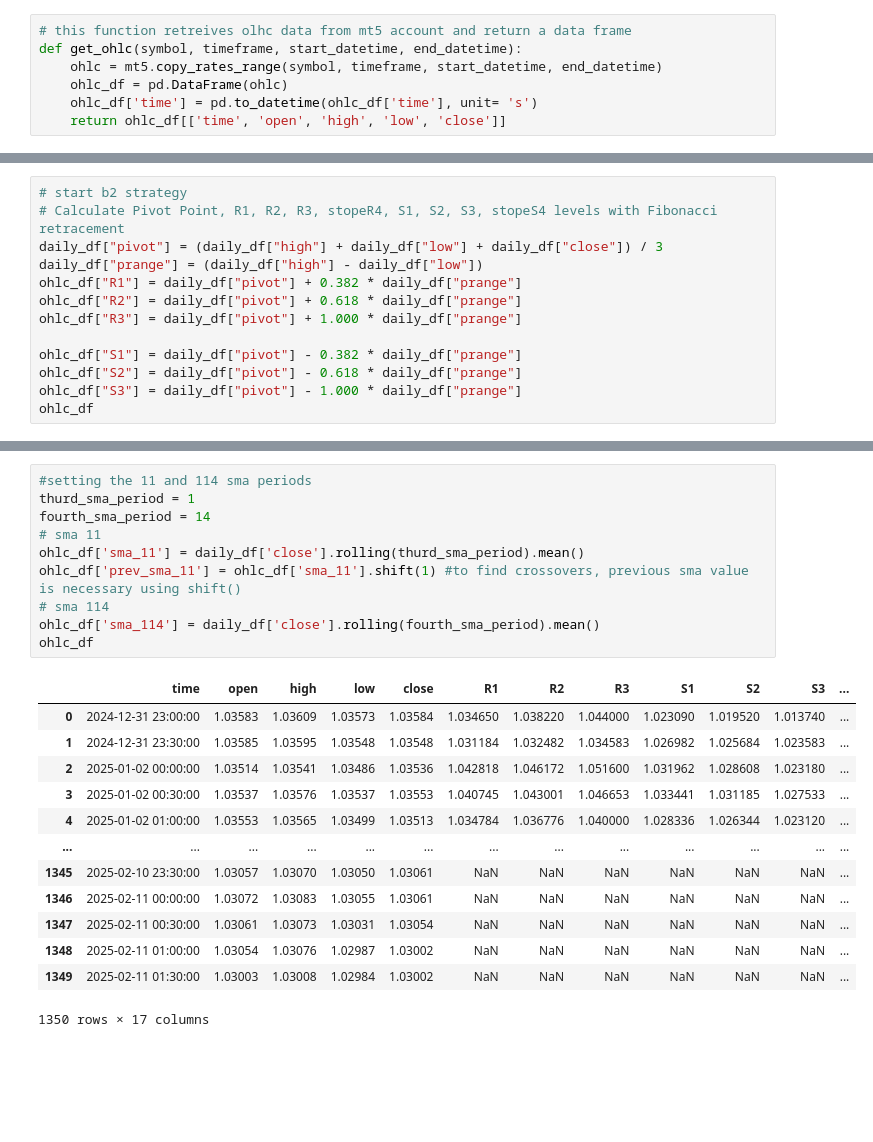
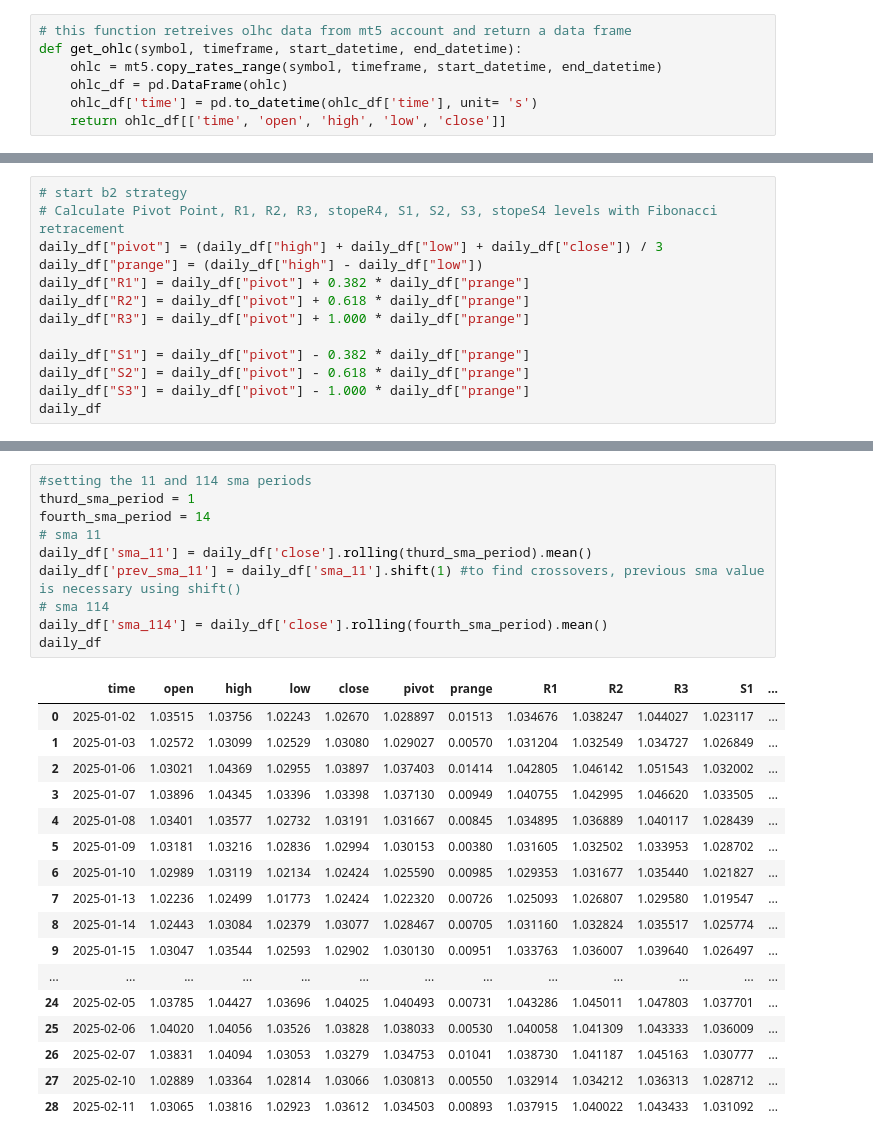
Before and after one commit to Moad2048/python_finance_market_projects, a Jupyter notebook: b2.ipynb, the cells around one changed output, grey strips where cells are left out. Drawn from its saved outputs; the diff is of its cells as text; blank space fills up the shorter version.

Commit message:
fourth commit

```diff
--- a/b2.ipynb
+++ b/b2.ipynb
@@ -103,12 +104,12 @@ daily_df
 # Calculate Pivot Point, R1, R2, R3, stopeR4, S1, S2, S3, stopeS4 levels with Fibonacci retracement
 daily_df["pivot"] = (daily_df["high"] + daily_df["low"] + daily_df["close"]) / 3
 daily_df["prange"] = (daily_df["high"] - daily_df["low"])
-ohlc_df["R1"] = daily_df["pivot"] + 0.382 * daily_df["prange"]
-ohlc_df["R2"] = daily_df["pivot"] + 0.618 * daily_df["prange"]
-ohlc_df["R3"] = daily_df["pivot"] + 1.000 * daily_df["prange"]
+daily_df["R1"] = daily_df["pivot"] + 0.382 * daily_df["prange"]
+daily_df["R2"] = daily_df["pivot"] + 0.618 * daily_df["prange"]
+daily_df["R3"] = daily_df["pivot"] + 1.000 * daily_df["prange"]
 
-ohlc_df["S1"] = daily_df["pivot"] - 0.382 * daily_df["prange"]
-ohlc_df["S2"] = daily_df["pivot"] - 0.618 * daily_df["prange"]
-ohlc_df["S3"] = daily_df["pivot"] - 1.000 * daily_df["prange"]
-ohlc_df
+daily_df["S1"] = daily_df["pivot"] - 0.382 * daily_df["prange"]
+daily_df["S2"] = daily_df["pivot"] - 0.618 * daily_df["prange"]
+daily_df["S3"] = daily_df["pivot"] - 1.000 * daily_df["prange"]
+daily_df
 # %% [output]
@@ -152,27 +157,31 @@ ohlc_df
 # %%
 #setting the 11 and 114 sma periods
 thurd_sma_period = 1
 fourth_sma_period = 14
 # sma 11
-ohlc_df['sma_11'] = daily_df['close'].rolling(thurd_sma_period).mean()
-ohlc_df['prev_sma_11'] = ohlc_df['sma_11'].shift(1) #to find crossovers, previous sma value is necessary using shift()
+daily_df['sma_11'] = daily_df['close'].rolling(thurd_sma_period).mean()
+daily_df['prev_sma_11'] = daily_df['sma_11'].shift(1) #to find crossovers, previous sma value is necessary using shift()
 # sma 114
-ohlc_df['sma_114'] = daily_df['close'].rolling(fourth_sma_period).mean()
-ohlc_df
+daily_df['sma_114'] = daily_df['close'].rolling(fourth_sma_period).mean()
+daily_df
 # %% [output]
-|  | time | open | high | low | close | R1 | R2 | R3 | S1 | S2 | S3 | ... |
-| 0 | 2024-12-31 23:00:00 | 1.03583 | 1.03609 | 1.03573 | 1.03584 | 1.034650 | 1.038220 | 1.044000 | 1.023090 | 1.019520 | 1.013740 | ... |
-| 1 | 2024-12-31 23:30:00 | 1.03585 | 1.03595 | 1.03548 | 1.03548 | 1.031184 | 1.032482 | 1.034583 | 1.026982 | 1.025684 | 1.023583 | ... |
-| 2 | 2025-01-02 00:00:00 | 1.03514 | 1.03541 | 1.03486 | 1.03536 | 1.042818 | 1.046172 | 1.051600 | 1.031962 | 1.028608 | 1.023180 | ... |
-| 3 | 2025-01-02 00:30:00 | 1.03537 | 1.03576 | 1.03537 | 1.03553 | 1.040745 | 1.043001 | 1.046653 | 1.033441 | 1.031185 | 1.027533 | ... |
-| 4 | 2025-01-02 01:00:00 | 1.03553 | 1.03565 | 1.03499 | 1.03513 | 1.034784 | 1.036776 | 1.040000 | 1.028336 | 1.026344 | 1.023120 | ... |
+|  | time | open | high | low | close | pivot | prange | R1 | R2 | R3 | S1 | ... |
+| 0 | 2025-01-02 | 1.03515 | 1.03756 | 1.02243 | 1.02670 | 1.028897 | 0.01513 | 1.034676 | 1.038247 | 1.044027 | 1.023117 | ... |
+| 1 | 2025-01-03 | 1.02572 | 1.03099 | 1.02529 | 1.03080 | 1.029027 | 0.00570 | 1.031204 | 1.032549 | 1.034727 | 1.026849 | ... |
+| 2 | 2025-01-06 | 1.03021 | 1.04369 | 1.02955 | 1.03897 | 1.037403 | 0.01414 | 1.042805 | 1.046142 | 1.051543 | 1.032002 | ... |
+| 3 | 2025-01-07 | 1.03896 | 1.04345 | 1.03396 | 1.03398 | 1.037130 | 0.00949 | 1.040755 | 1.042995 | 1.046620 | 1.033505 | ... |
+| 4 | 2025-01-08 | 1.03401 | 1.03577 | 1.02732 | 1.03191 | 1.031667 | 0.00845 | 1.034895 | 1.036889 | 1.040117 | 1.028439 | ... |
+| 5 | 2025-01-09 | 1.03181 | 1.03216 | 1.02836 | 1.02994 | 1.030153 | 0.00380 | 1.031605 | 1.032502 | 1.033953 | 1.028702 | ... |
+| 6 | 2025-01-10 | 1.02989 | 1.03119 | 1.02134 | 1.02424 | 1.025590 | 0.00985 | 1.029353 | 1.031677 | 1.035440 | 1.021827 | ... |
+| 7 | 2025-01-13 | 1.02236 | 1.02499 | 1.01773 | 1.02424 | 1.022320 | 0.00726 | 1.025093 | 1.026807 | 1.029580 | 1.019547 | ... |
+| 8 | 2025-01-14 | 1.02443 | 1.03084 | 1.02379 | 1.03077 | 1.028467 | 0.00705 | 1.031160 | 1.032824 | 1.035517 | 1.025774 | ... |
+| 9 | 2025-01-15 | 1.03047 | 1.03544 | 1.02593 | 1.02902 | 1.030130 | 0.00951 | 1.033763 | 1.036007 | 1.039640 | 1.026497 | ... |
 | ... | ... | ... | ... | ... | ... | ... | ... | ... | ... | ... | ... | ... |
-| 1345 | 2025-02-10 23:30:00 | 1.03057 | 1.03070 | 1.03050 | 1.03061 | NaN | NaN | NaN | NaN | NaN | NaN | ... |
-| 1346 | 2025-02-11 00:00:00 | 1.03072 | 1.03083 | 1.03055 | 1.03061 | NaN | NaN | NaN | NaN | NaN | NaN | ... |
-| 1347 | 2025-02-11 00:30:00 | 1.03061 | 1.03073 | 1.03031 | 1.03054 | NaN | NaN | NaN | NaN | NaN | NaN | ... |
-| 1348 | 2025-02-11 01:00:00 | 1.03054 | 1.03076 | 1.02987 | 1.03002 | NaN | NaN | NaN | NaN | NaN | NaN | ... |
-| 1349 | 2025-02-11 01:30:00 | 1.03003 | 1.03008 | 1.02984 | 1.03002 | NaN | NaN | NaN | NaN | NaN | NaN | ... |
+| 24 | 2025-02-05 | 1.03785 | 1.04427 | 1.03696 | 1.04025 | 1.040493 | 0.00731 | 1.043286 | 1.045011 | 1.047803 | 1.037701 | ... |
+| 25 | 2025-02-06 | 1.04020 | 1.04056 | 1.03526 | 1.03828 | 1.038033 | 0.00530 | 1.040058 | 1.041309 | 1.043333 | 1.036009 | ... |
+| 26 | 2025-02-07 | 1.03831 | 1.04094 | 1.03053 | 1.03279 | 1.034753 | 0.01041 | 1.038730 | 1.041187 | 1.045163 | 1.030777 | ... |
+| 27 | 2025-02-10 | 1.02889 | 1.03364 | 1.02814 | 1.03066 | 1.030813 | 0.00550 | 1.032914 | 1.034212 | 1.036313 | 1.028712 | ... |
+| 28 | 2025-02-11 | 1.03065 | 1.03816 | 1.02923 | 1.03612 | 1.034503 | 0.00893 | 1.037915 | 1.040022 | 1.043433 | 1.031092 | ... |
-1350 rows × 17 columns
 # %%
 #setting entring and closing time and one trade a day
 # Set the start and end times for your desired trading hours
```
Also changed, not shown: parts of 10 cells of this notebook, 2 other files.
